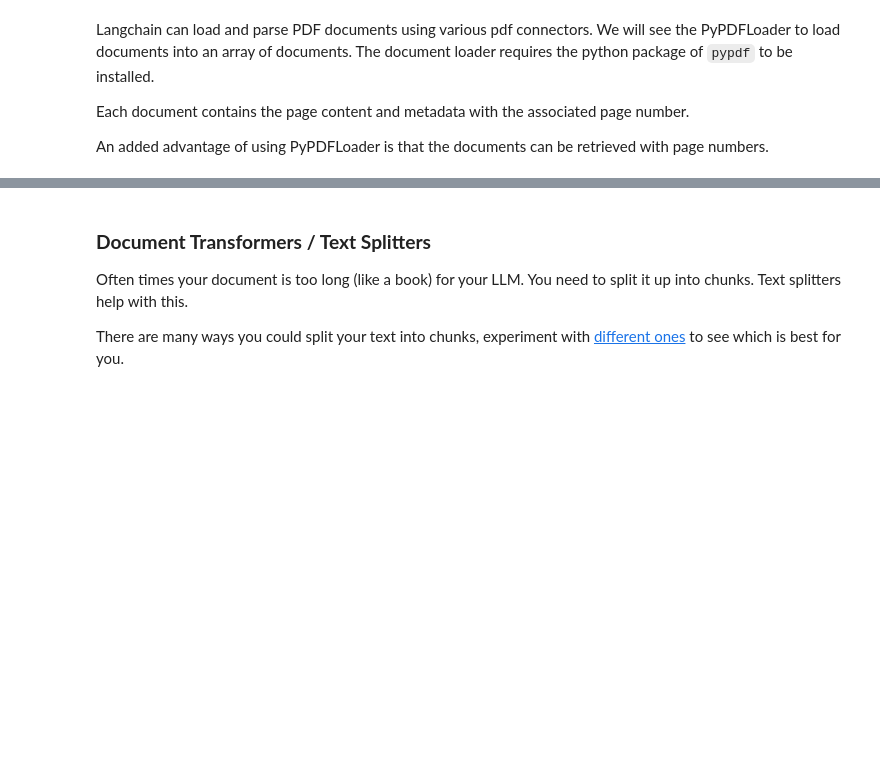
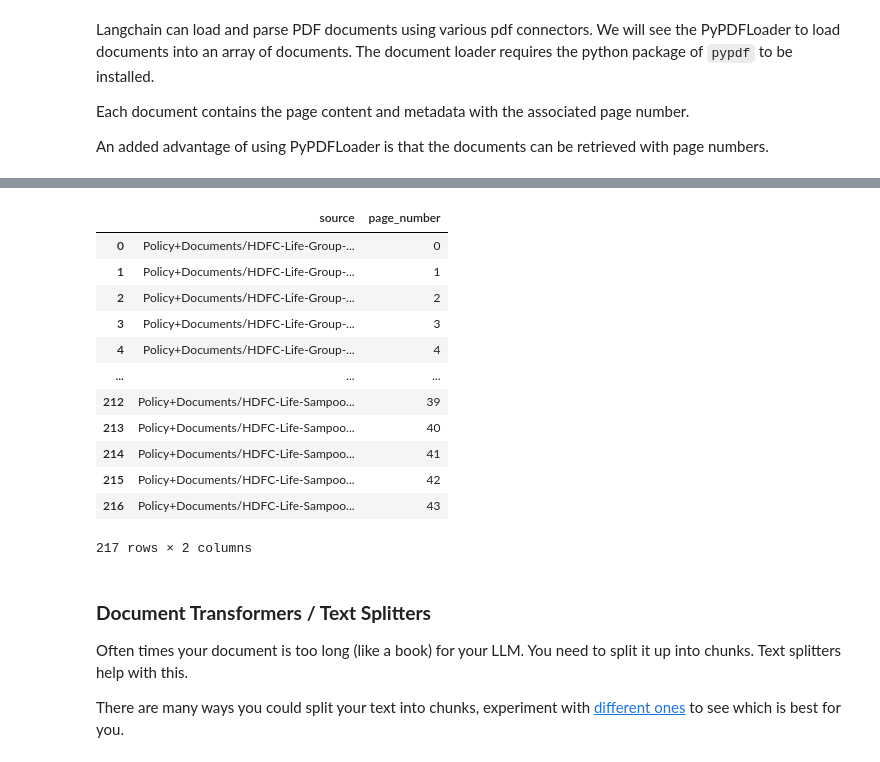
Before and after one commit to Gyan1494/semantic-spotter-project-1, a Jupyter notebook: semantic-spotter-langchain-notebook.ipynb, the cells around one changed output, grey strips where cells are left out. Cells and saved outputs as stored; diff of their text form; code cells hidden in the pictures; blank space fills up the shorter version.

```diff
--- a/semantic-spotter-langchain-notebook.ipynb
+++ b/semantic-spotter-langchain-notebook.ipynb
@@ -210,3 +228,20 @@ df
+# %%
+source_page_df = df[['source', 'page_number']]
+source_page_df
+# %% [output]
+|  | source | page_number |
+| 0 | Policy+Documents/HDFC-Life-Group-... | 0 |
+| 1 | Policy+Documents/HDFC-Life-Group-... | 1 |
+| 2 | Policy+Documents/HDFC-Life-Group-... | 2 |
+| 3 | Policy+Documents/HDFC-Life-Group-... | 3 |
+| 4 | Policy+Documents/HDFC-Life-Group-... | 4 |
+| ... | ... | ... |
+| 212 | Policy+Documents/HDFC-Life-Sampoo... | 39 |
+| 213 | Policy+Documents/HDFC-Life-Sampoo... | 40 |
+| 214 | Policy+Documents/HDFC-Life-Sampoo... | 41 |
+| 215 | Policy+Documents/HDFC-Life-Sampoo... | 42 |
+| 216 | Policy+Documents/HDFC-Life-Sampoo... | 43 |
+217 rows × 2 columns
 # %% [markdown]
 ### **Document Transformers / Text Splitters**
 Often times your document is too long (like a book) for your LLM. You need to split it up into chunks. Text splitters help with this.
```
Also changed, not shown: parts of 16 cells of this notebook, 8 other files.
